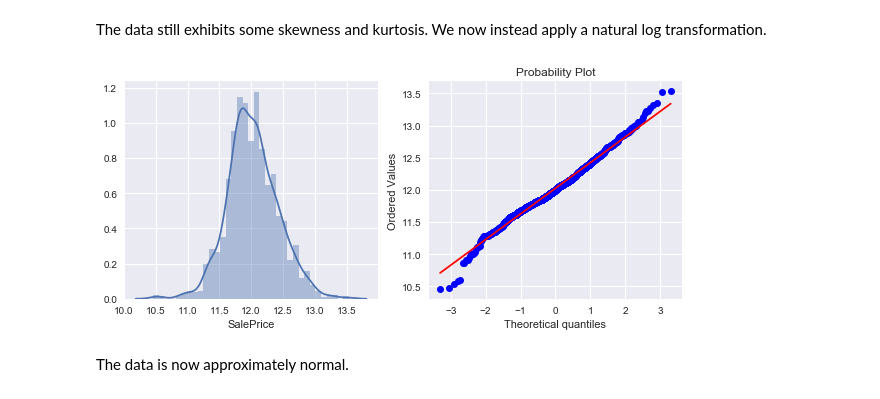
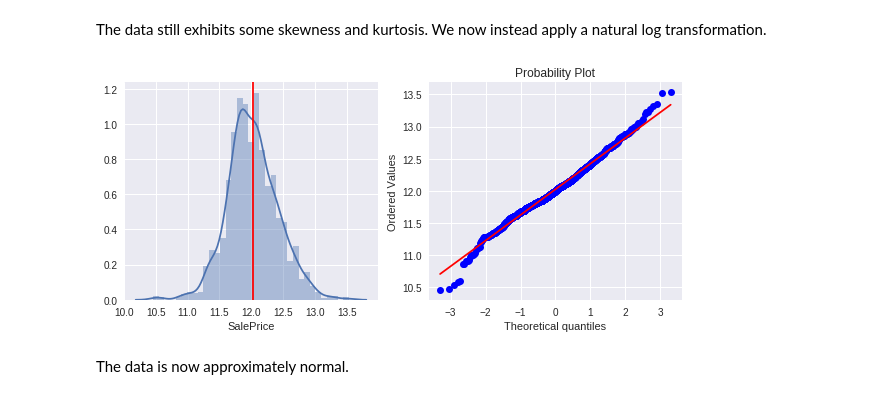
Before and after one commit to MMAesawy/Kaggle-Housing, a Jupyter notebook: analysis.ipynb, the cells around one changed output. Cells and saved outputs as stored; diff of their text form; code cells hidden in the pictures.

```diff
--- a/analysis.ipynb
+++ b/analysis.ipynb
@@ -82,10 +86,11 @@ The data still exhibits some skewness and kurtosis. We now instead apply a natur
 # %%
 fig, ax = plt.subplots(nrows = 1, ncols = 2, figsize = (10, 4))
 sns.distplot(np.log(df_train['SalePrice']), ax = ax[0])
+ax[0].axvline(np.mean(np.log(df_train['SalePrice'])), color = 'red')
 stats.probplot(np.log(df_train['SalePrice']), plot = ax[1])
 plt.show()
 # %% [output]
-[figure, old version]
+[figure, new version]
 # %% [markdown]
 The data is now approximately normal.
 # %%
```
Also changed, not shown: parts of 26 cells of this notebook.
